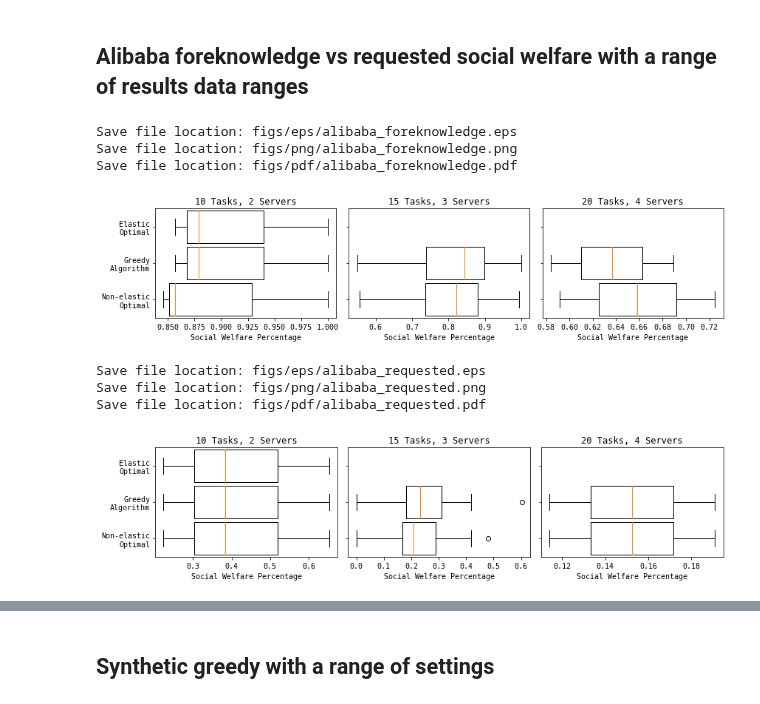
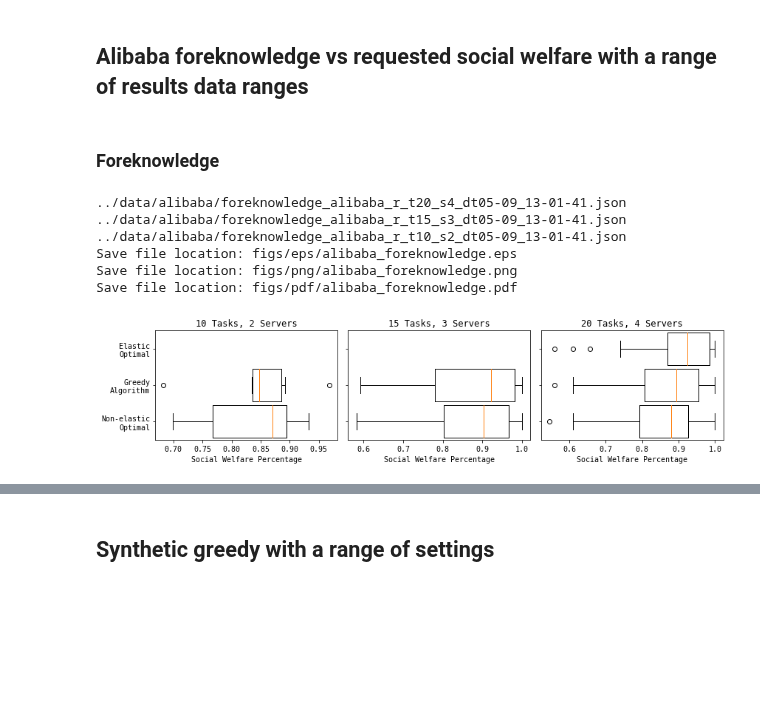
Before and after one commit to pseudo-rnd-thoughts/Elastic-Resource-Allocation, a Jupyter notebook: analysis/overall.ipynb, the cells around one changed output, grey strips where cells are left out. Cells and saved outputs as stored; diff of their text form; code cells hidden in the pictures; blank space fills up the shorter version.

```diff
--- a/analysis/overall.ipynb
+++ b/analysis/overall.ipynb
@@ -38,3 +38,17 @@ def collect_results(filename, col, algos):
                 for algo in algos]
 # %%
 greedy_algo = 'Greedy Utility * deadline / Sum, Sum, Percent Sum'
+# %%
+def greedy_performance(folder, filenames, model_sizes, algos, algo_names, col='social welfare percent'):
+    fig, axs = plt.subplots(1, len(filenames), figsize=(12, 3))
+    for ax, filename, model_size in zip(axs, filenames, model_sizes):
+        print(f'{folder}/{filename}')
+        model_size_result = collect_results(f'{folder}/{filename}', col, algos)
+        ax.boxplot(model_size_result, vert=False, widths=0.9)
+        ax.set_xlabel('Social Welfare Percentage')
+        ax.set_yticklabels([''] * len(algos))
+        ax.set_title(model_size)
+
+    axs[0].set_yticklabels(algo_names)
+    fig.tight_layout()
+    return fig, axs
@@ -41,43 +79,19 @@ greedy_algo = 'Greedy Utility * deadline / Sum, Sum, Percent Sum'
 # %% [markdown]
 ## Alibaba foreknowledge vs requested social welfare with a range of results data ranges
 # %%
-alibaba_filenames = ['foreknowledge_alibaba_r_t10_s2_dt04-27_09-53-14.json',
-                     'foreknowledge_alibaba_r_t15_s3_dt04-27_09-52-26.json',
-                     'foreknowledge_alibaba_r_t20_s4_dt04-27_09-57-56.json']
 model_sizes = ['10 Tasks, 2 Servers', '15 Tasks, 3 Servers', '20 Tasks, 4 Servers']
+algo_names = ['Non-elastic\nOptimal', 'Greedy\nAlgorithm', 'Elastic\nOptimal']
-# %%
-algos = ['foreknowledge fixed optimal', f'foreknowledge {greedy_algo}', 'foreknowledge flexible optimal']
-fig, axs = plt.subplots(1, len(alibaba_filenames), figsize=(12, 3))
-for ax, filename, model_size in zip(axs, alibaba_filenames, model_sizes):
-    model_size_result = collect_results(f'../data/alibaba/{filename}', 'social welfare percent', algos)
-    ax.boxplot(model_size_result, vert=False, widths=0.9)
-    ax.set_xlabel('Social Welfare Percentage')
-    ax.set_yticklabels([''] * len(algos))
-    ax.set_title(model_size)
-
-axs[0].set_yticklabels(['Non-elastic\nOptimal', 'Greedy\nAlgorithm', 'Elastic\nOptimal'])
-fig.tight_layout()
-save_plot('alibaba_foreknowledge')
-# %% [output]
-Save file location: figs/eps/alibaba_foreknowledge.eps
-Save file location: figs/png/alibaba_foreknowledge.png
-Save file location: figs/pdf/alibaba_foreknowledge.pdf
-[figure, removed]
-# %%
-algos = ['requested fixed optimal', f'requested {greedy_algo}', 'requested flexible optimal']
-fig, axs = plt.subplots(1, len(alibaba_filenames), figsize=(12, 3))
-for ax, filename, model_size in zip(axs, alibaba_filenames, model_sizes):
-    model_size_result = collect_results(f'../data/alibaba/{filename}', 'social welfare percent', algos)
-    ax.boxplot(model_size_result, vert=False, widths=0.9)
-    ax.set_xlabel('Social Welfare Percentage')
-    ax.set_yticklabels([''] * len(algos))
-    ax.set_title(model_size)
-
-axs[0].set_yticklabels(['Non-elastic\nOptimal', 'Greedy\nAlgorithm', 'Elastic\nOptimal'])
-fig.tight_layout()
-save_plot('alibaba_requested')
-# %% [output]
-Save file location: figs/eps/alibaba_requested.eps
-Save file location: figs/png/alibaba_requested.png
-Save file location: figs/pdf/alibaba_requested.pdf
-[figure, removed]
+# %% [markdown]
+### Foreknowledge
+# %%
+algos = ['foreknowledge fixed optimal', f'foreknowledge {greedy_algo}', 'foreknowledge flexible optimal']
+greedy_performance('../data/alibaba', os.listdir('../data/alibaba'), model_sizes, algos, algo_names)
+save_plot('alibaba_foreknowledge')
+# %% [output]
+../data/alibaba/foreknowledge_alibaba_r_t20_s4_dt05-09_13-01-41.json
+../data/alibaba/foreknowledge_alibaba_r_t15_s3_dt05-09_13-01-41.json
+../data/alibaba/foreknowledge_alibaba_r_t10_s2_dt05-09_13-01-41.json
+Save file location: figs/eps/alibaba_foreknowledge.eps
+Save file location: figs/png/alibaba_foreknowledge.png
+Save file location: figs/pdf/alibaba_foreknowledge.pdf
+[figure, added]
```
Also changed, not shown: parts of 6 cells of this notebook, 3 other files.
